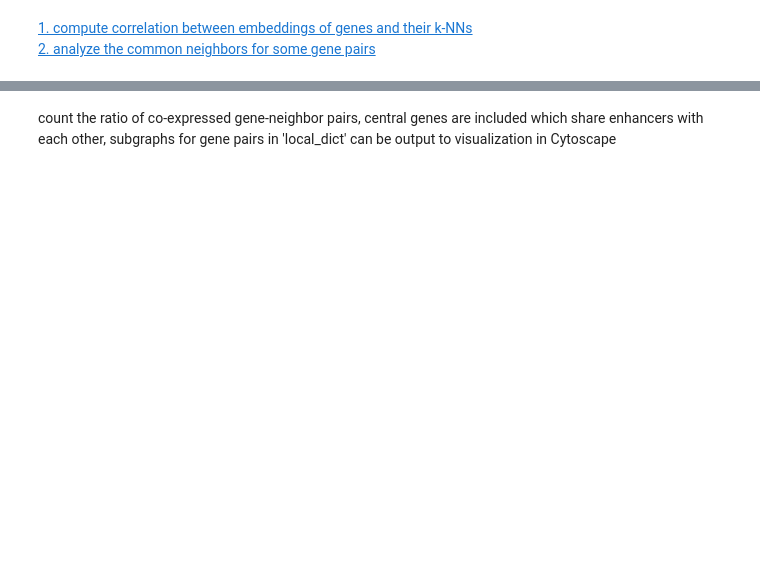
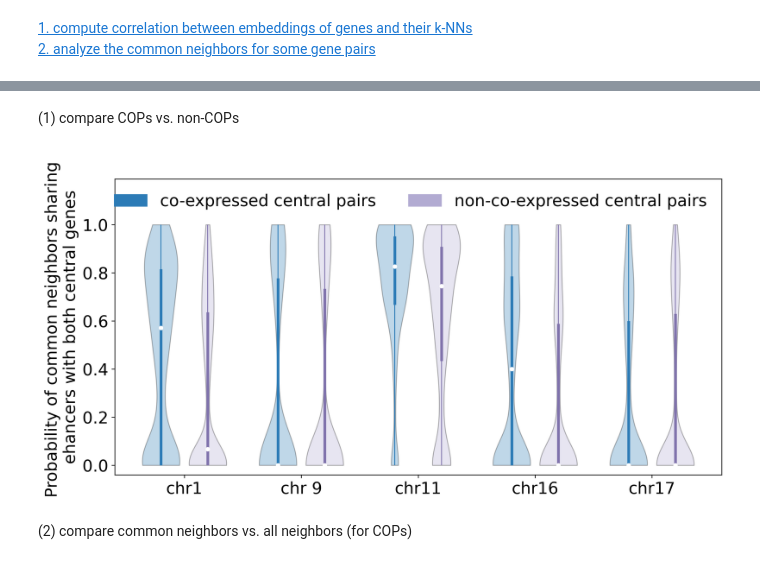
Before and after one commit to JieZheng-ShanghaiTech/HiCoEx, a Jupyter notebook: src/model_explanation/biological_explanation_reproduce.ipynb, the cells around one changed output, grey strips where cells are left out. Cells and saved outputs as stored; diff of their text form; code cells hidden in the pictures; blank space fills up the shorter version.

```diff
--- a/src/model_explanation/biological_explanation_reproduce.ipynb
+++ b/src/model_explanation/biological_explanation_reproduce.ipynb
@@ -248 +374,11 @@ def get_localnei(local_dict, pair_list_11, mcf7_rna, num_nei=5):
     return signifi_shared,signifi_genes
+# %%
+E_P = pd.read_csv('enhancer_atlas_MCF-7_EP.txt',sep='\t',header=None)
+E_P['enhancer'] = E_P[0].apply(lambda x: x.split('_')[0])
+E_P['gene'] = E_P[0].apply(lambda x: x.split('$')[-4])
+E_P['chrom'] = E_P[0].apply(lambda x: x.split('$')[-3])
+E_P['TSS'] = E_P[0].apply(lambda x: x.split('$')[-2])
+E_P['strand'] = E_P[0].apply(lambda x: x.split('$')[-1])
+E_P.rename(columns={1: 'predicted score'}, inplace=True)
+E_P.drop(columns=[0], inplace=True)
+E_P.head()
@@ -350,5 +491,3 @@ def shareE_analysis(chrom, signifi_shared, signifi_genes, pair_list_11, local_di
 
     share_all = (shared_dict_all, share_dict, share_dict_E, share_dict_gene, share_dict_itset)
     return share_all, x1, y1
-# %% [markdown]
-count the ratio of co-expressed gene-neighbor pairs, central genes are included which share enhancers with each other, subgraphs for gene pairs in 'local_dict' can be output to visualization in Cytoscape
@@ -354,0 +496,2 @@ count the ratio of co-expressed gene-neighbor pairs, central genes are included
+# %% [markdown]
+(1) compare COPs vs. non-COPs
@@ -355 +632,57 @@ count the ratio of co-expressed gene-neighbor pairs, central genes are included
+# %%
+x1_all_supp = [x1_1, x1_9, x1_11, x1_16, x1_17]
+x1_all_supp_ = [x1_1_, x1_9_, x1_11_, x1_16_, x1_17_]
+# %%
+import matplotlib.patches as mpatches
+legends = []
+def set_violin_color_legend(vp, color, legend):
+    for pc in vp['bodies']:
+        pc.set_facecolor(color)
+        pc.set_edgecolor('black')
+#     vp['cmaxes'].set_color(color)
+#     vp['cmins'].set_color(color)
+#     vp['cbars'].set_color(color)
+    legends.append((mpatches.Patch(color=color), legend))
+
+plt.figure(figsize=(12,6),dpi=300)
+num = len(x1_all_supp) # the number of chrom for statistics
+
+pos_1 = [1+i*2.5 for i in range(0,num)]
+pos_2 = [p+1 for p in pos_1]
+tmp1 = [np.percentile(x,[25,50,75]) for x in x1_all_supp[:num]]
+tmp2 = [np.percentile(x,[25,50,75]) for x in x1_all_supp_[:num]]
+tmp1_max = [np.max(x) for x in x1_all_supp[:num]]
+tmp1_min = [np.min(x) for x in x1_all_supp[:num]]
+tmp2_max = [np.max(x) for x in x1_all_supp_[:num]]
+tmp2_min = [np.min(x) for x in x1_all_supp_[:num]]
+
+
+vp_11 = plt.violinplot(x1_all_supp[:num], positions=pos_1[:num], widths=0.8, showextrema=False, showmeans=False, showmedians=False)#, showmedians=True
+vp_10 = plt.violinplot(x1_all_supp_[:num], positions=pos_2[:num], widths=0.8, showextrema=False, showmeans=False, showmedians=False)#, showmedians=True
+
+plt.vlines(pos_1, [quantile[0] for quantile in tmp1], [quantile[2] for quantile in tmp1],color='#2C7BB6',linestyle='-',lw=3)
+plt.vlines(pos_1, tmp1_min, tmp1_max, color='#2C7BB6', linestyle='-', lw=1)
+plt.scatter(pos_1,[quantile[1] for quantile in tmp1],marker='o',color='white',s=15,zorder=3)
+plt.vlines(pos_2, [quantile[0] for quantile in tmp2], [quantile[2] for quantile in tmp2],color='#8073ac',linestyle='-',lw=3)
+plt.vlines(pos_2, tmp2_min, tmp2_max, color='#8073ac', linestyle='-', lw=1)
+plt.scatter(pos_2,[quantile[1] for quantile in tmp2],marker='o',color='white',s=15,zorder=3)
+
+set_violin_color_legend(vp_11, '#2C7BB6', 'co-expressed central pairs')
+set_violin_color_legend(vp_10, '#b2abd2', 'non-co-expressed central pairs')
+
+fsz = 18
+# plt.ylim((-0.05, 1.18))
+plt.ylim((-0.04, 1.19))
+plt.tick_params(labelsize = fsz)
+ticks = (np.array(pos_1) + np.array(pos_2)) /2
+label=['chr1', 'chr 9', 'chr11', 'chr16', 'chr17']
+plt.xticks(ticks=ticks, labels=label,fontsize=fsz)
+plt.ylabel('Probability of common neighbors sharing \nehancers with both central genes',fontdict={'fontfamily':'sans-serif', 'fontsize': fsz})
+plt.legend(*zip(*legends), loc='upper right', ncol=2, framealpha=0,fontsize=fsz)
+# plt.title('Co-expressed gene-neighbor pairs on breast cancer',fontsize=fsz)
+plt.show()
+# %% [output]
+[figure, added]
+# %% [markdown]
+(2) compare common neighbors vs. all neighbors (for COPs)
 # %%
```
Also changed, not shown: parts of 29 cells of this notebook, 7 other files.
